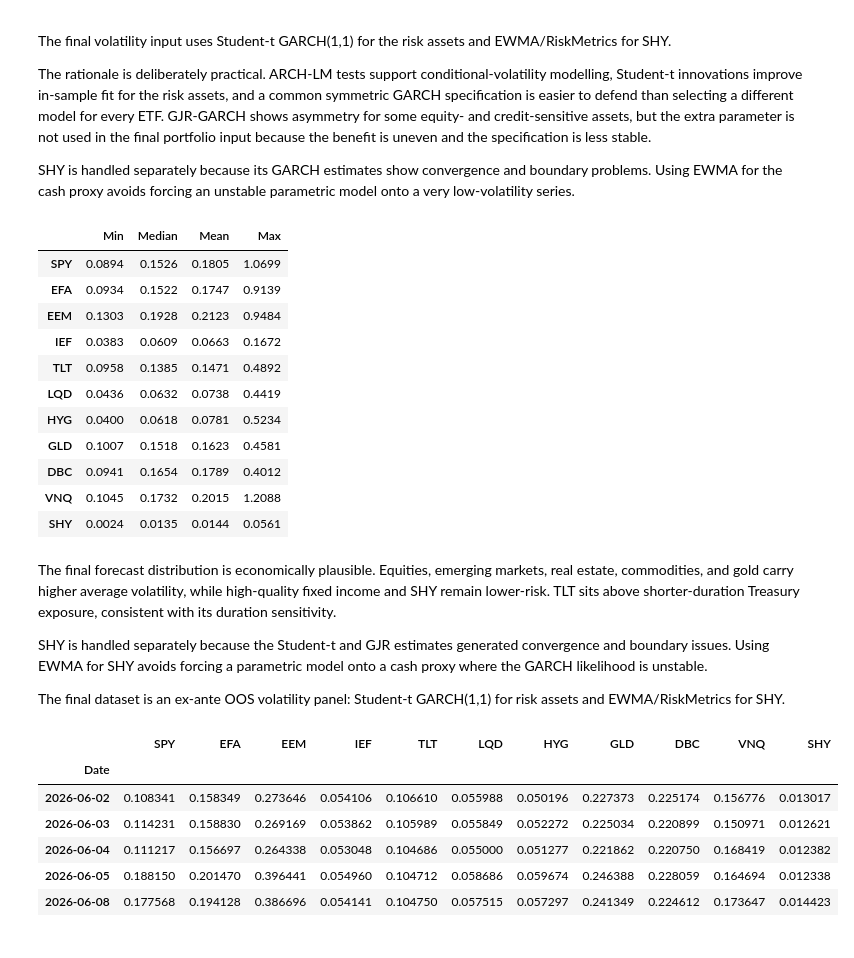
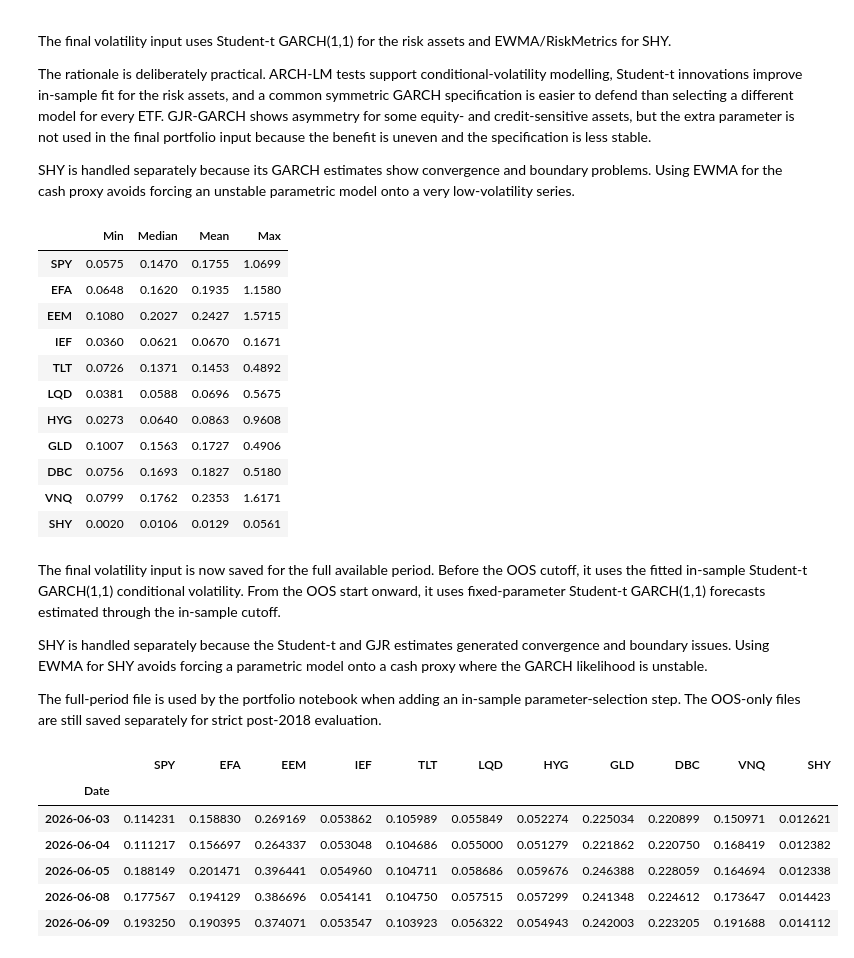
Before and after one commit to matteomodrian/project-trend-invvol-strategy, a Jupyter notebook: 03_volatility_forecasting.ipynb, the cells around one changed output. Cells and saved outputs as stored; diff of their text form; code cells hidden in the pictures.

```diff
--- a/03_volatility_forecasting_reviewed.ipynb
+++ b/03_volatility_forecasting.ipynb
@@ -869,45 +856,61 @@ The rationale is deliberately practical. ARCH-LM tests support conditional-volat
 
 SHY is handled separately because its GARCH estimates show convergence and boundary problems. Using EWMA for the cash proxy avoids forcing an unstable parametric model onto a very low-volatility series.
 # %%
-final_vol_forecast = garch_t_oos_vol.copy().loc[OOS_START:].dropna(how="all")
+# Full-period selected volatility model:
+#   - IS: fitted conditional volatility from the Student-t GARCH(1,1) models
+#   - OOS: fixed-parameter Student-t GARCH(1,1) forecasts
 
-if CASH_PROXY in final_vol_forecast.columns:
-    common_idx = final_vol_forecast.index.intersection(ewma_vol_lagged.index)
-    final_vol_forecast.loc[common_idx, CASH_PROXY] = ewma_vol_lagged.loc[
-        common_idx,
-        CASH_PROXY
-    ]
+final_vol_model_is = pd.DataFrame({
+    asset: model.conditional_volatility / 100 * np.sqrt(TRADING_DAYS)
+    for asset, model in garch_t_models.items()
+}).loc[:IS_END]
 
-final_vol_forecast = final_vol_forecast.loc[OOS_START:].dropna(how="all")
-forecast_sanity_table(final_vol_forecast)
+final_vol_model = pd.concat([
+    final_vol_model_is,
+    garch_t_oos_vol.loc[OOS_START:]
+])
+
+final_vol_model = (
+    final_vol_model
+    .sort_index()
+    .loc[~final_vol_model.index.duplicated(keep="last")]
+    .dropna(how="all")
+)
+
+# SHY uses EWMA instead of GARCH over the whole available period.
+if CASH_PROXY in final_vol_model.columns:
+    common_idx = final_vol_model.index.intersection(ewma_vol_lagged.index)
+    final_vol_model.loc[common_idx, CASH_PROXY] = ewma_vol_lagged.loc[common_idx, CASH_PROXY]
+
+forecast_sanity_table(final_vol_model)
 # %% [output]
 |  | Min | Median | Mean | Max |
-| SPY | 0.0894 | 0.1526 | 0.1805 | 1.0699 |
-| EFA | 0.0934 | 0.1522 | 0.1747 | 0.9139 |
-| EEM | 0.1303 | 0.1928 | 0.2123 | 0.9484 |
-| IEF | 0.0383 | 0.0609 | 0.0663 | 0.1672 |
-| TLT | 0.0958 | 0.1385 | 0.1471 | 0.4892 |
-| LQD | 0.0436 | 0.0632 | 0.0738 | 0.4419 |
-| HYG | 0.0400 | 0.0618 | 0.0781 | 0.5234 |
-| GLD | 0.1007 | 0.1518 | 0.1623 | 0.4581 |
-| DBC | 0.0941 | 0.1654 | 0.1789 | 0.4012 |
-| VNQ | 0.1045 | 0.1732 | 0.2015 | 1.2088 |
-| SHY | 0.0024 | 0.0135 | 0.0144 | 0.0561 |
+| SPY | 0.0575 | 0.1470 | 0.1755 | 1.0699 |
+| EFA | 0.0648 | 0.1620 | 0.1935 | 1.1580 |
+| EEM | 0.1080 | 0.2027 | 0.2427 | 1.5715 |
+| IEF | 0.0360 | 0.0621 | 0.0670 | 0.1671 |
+| TLT | 0.0726 | 0.1371 | 0.1453 | 0.4892 |
+| LQD | 0.0381 | 0.0588 | 0.0696 | 0.5675 |
+| HYG | 0.0273 | 0.0640 | 0.0863 | 0.9608 |
+| GLD | 0.1007 | 0.1563 | 0.1727 | 0.4906 |
+| DBC | 0.0756 | 0.1693 | 0.1827 | 0.5180 |
+| VNQ | 0.0799 | 0.1762 | 0.2353 | 1.6171 |
+| SHY | 0.0020 | 0.0106 | 0.0129 | 0.0561 |
 # %% [markdown]
-The final forecast distribution is economically plausible. Equities, emerging markets, real estate, commodities, and gold carry higher average volatility, while high-quality fixed income and SHY remain lower-risk. TLT sits above shorter-duration Treasury exposure, consistent with its duration sensitivity.
+The final volatility input is now saved for the full available period. Before the OOS cutoff, it uses the fitted in-sample Student-t GARCH(1,1) conditional volatility. From the OOS start onward, it uses fixed-parameter Student-t GARCH(1,1) forecasts estimated through the in-sample cutoff.
 
 SHY is handled separately because the Student-t and GJR estimates generated convergence and boundary issues. Using EWMA for SHY avoids forcing a parametric model onto a cash proxy where the GARCH likelihood is unstable.
 
-The final dataset is an ex-ante OOS volatility panel: Student-t GARCH(1,1) for risk assets and EWMA/RiskMetrics for SHY.
+The full-period file is used by the portfolio notebook when adding an in-sample parameter-selection step. The OOS-only files are still saved separately for strict post-2018 evaluation.
 # %%
-final_vol_forecast = final_vol_forecast.loc[OOS_START:].dropna(how="all")
-final_vol_forecast.tail()
+final_vol_forecast = final_vol_model.loc[OOS_START:].dropna(how="all")
+final_vol_model.tail()
 # %% [output]
 |  | SPY | EFA | EEM | IEF | TLT | LQD | HYG | GLD | DBC | VNQ | SHY |
 | Date |  |  |  |  |  |  |  |  |  |  |  |
-| 2026-06-02 | 0.108341 | 0.158349 | 0.273646 | 0.054106 | 0.106610 | 0.055988 | 0.050196 | 0.227373 | 0.225174 | 0.156776 | 0.013017 |
-| 2026-06-03 | 0.114231 | 0.158830 | 0.269169 | 0.053862 | 0.105989 | 0.055849 | 0.052272 | 0.225034 | 0.220899 | 0.150971 | 0.012621 |
-| 2026-06-04 | 0.111217 | 0.156697 | 0.264338 | 0.053048 | 0.104686 | 0.055000 | 0.051277 | 0.221862 | 0.220750 | 0.168419 | 0.012382 |
-| 2026-06-05 | 0.188150 | 0.201470 | 0.396441 | 0.054960 | 0.104712 | 0.058686 | 0.059674 | 0.246388 | 0.228059 | 0.164694 | 0.012338 |
-| 2026-06-08 | 0.177568 | 0.194128 | 0.386696 | 0.054141 | 0.104750 | 0.057515 | 0.057297 | 0.241349 | 0.224612 | 0.173647 | 0.014423 |
+| 2026-06-03 | 0.114231 | 0.158830 | 0.269169 | 0.053862 | 0.105989 | 0.055849 | 0.052274 | 0.225034 | 0.220899 | 0.150971 | 0.012621 |
+| 2026-06-04 | 0.111217 | 0.156697 | 0.264337 | 0.053048 | 0.104686 | 0.055000 | 0.051279 | 0.221862 | 0.220750 | 0.168419 | 0.012382 |
+| 2026-06-05 | 0.188149 | 0.201471 | 0.396441 | 0.054960 | 0.104711 | 0.058686 | 0.059676 | 0.246388 | 0.228059 | 0.164694 | 0.012338 |
+| 2026-06-08 | 0.177567 | 0.194129 | 0.386696 | 0.054141 | 0.104750 | 0.057515 | 0.057299 | 0.241348 | 0.224612 | 0.173647 | 0.014423 |
+| 2026-06-09 | 0.193250 | 0.190395 | 0.374071 | 0.053547 | 0.103923 | 0.056322 | 0.054943 | 0.242003 | 0.223205 | 0.191688 | 0.014112 |
 # %%
```
Also changed, not shown: parts of 16 cells of this notebook, 19 other files.
